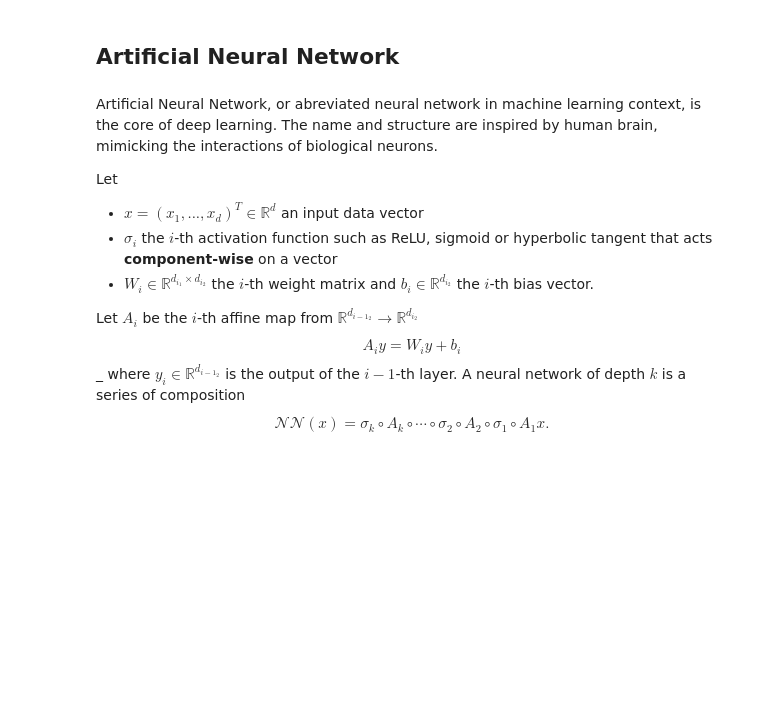
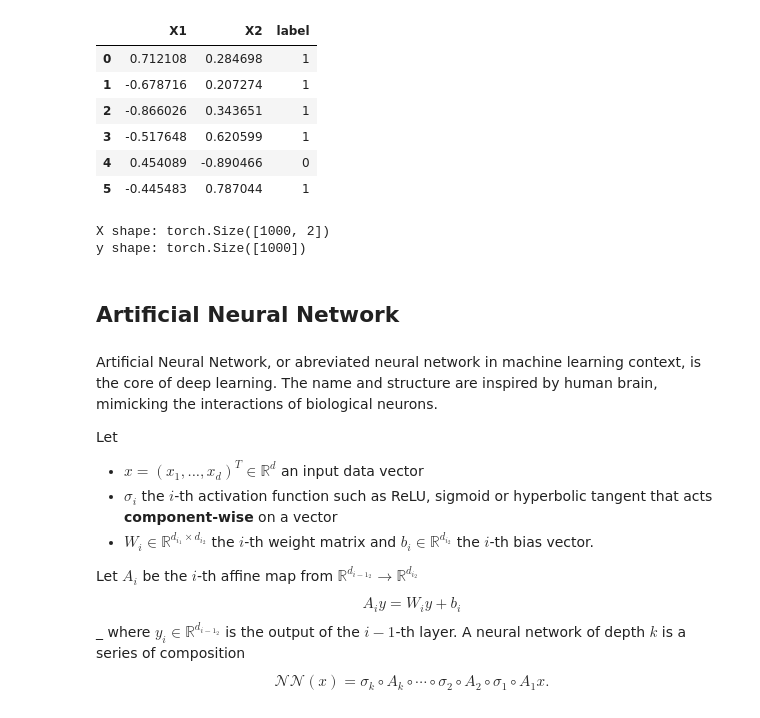
Before and after one commit to levi0206/Generative-models-with-signatures, a Jupyter notebook: Basics.ipynb, the cells around one changed output. Cells and saved outputs as stored; diff of their text form; code cells hidden in the pictures; blank space fills up the shorter version.

```diff
--- a/Basics.ipynb
+++ b/Basics.ipynb
@@ -10,3 +38,27 @@ Given the extensive nature of each subsection, a comprehensive coverage is beyon
+# %%
+import pandas as pd
+circles = pd.DataFrame({"X1": X[:, 0],
+    "X2": X[:, 1],
+    "label": y
+})
+circles.head(6)
+# %% [output]
+|  | X1 | X2 | label |
+| 0 | 0.712108 | 0.284698 | 1 |
+| 1 | -0.678716 | 0.207274 | 1 |
+| 2 | -0.866026 | 0.343651 | 1 |
+| 3 | -0.517648 | 0.620599 | 1 |
+| 4 | 0.454089 | -0.890466 | 0 |
+| 5 | -0.445483 | 0.787044 | 1 |
+# %%
+# Check shape of tensor
+X = torch.Tensor(X)
+y = torch.Tensor(y)
+print("X shape:",X.shape)
+print("y shape:",y.shape)
+# %% [output]
+X shape: torch.Size([1000, 2])
+y shape: torch.Size([1000])
 # %% [markdown]
 ## Artificial Neural Network
 # %% [markdown]
```
Also changed, not shown: parts of 13 cells of this notebook.
